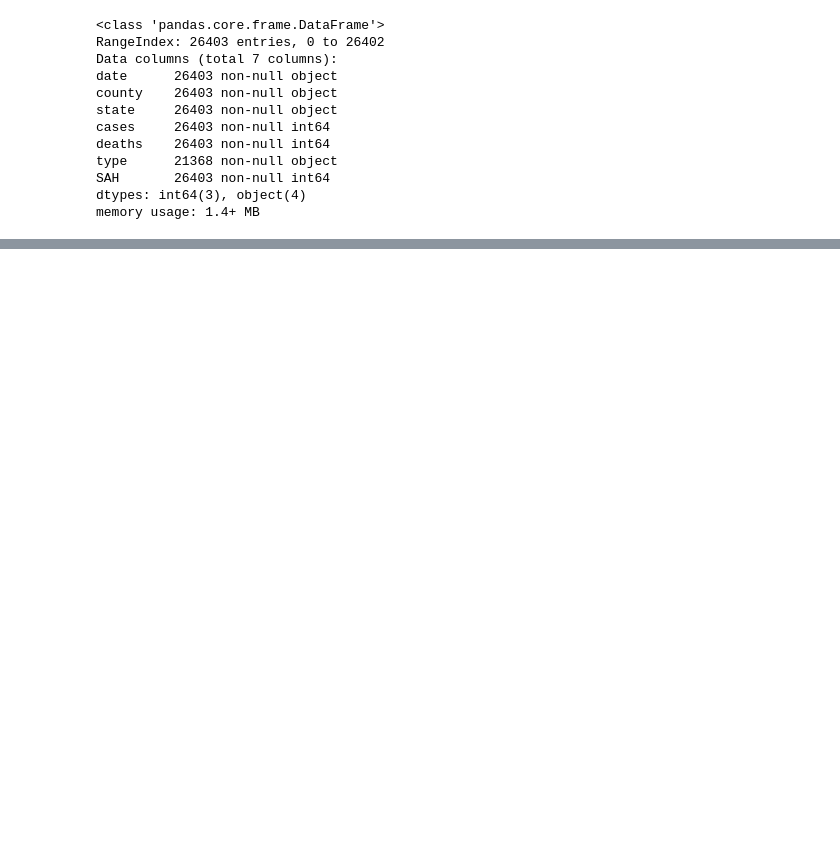
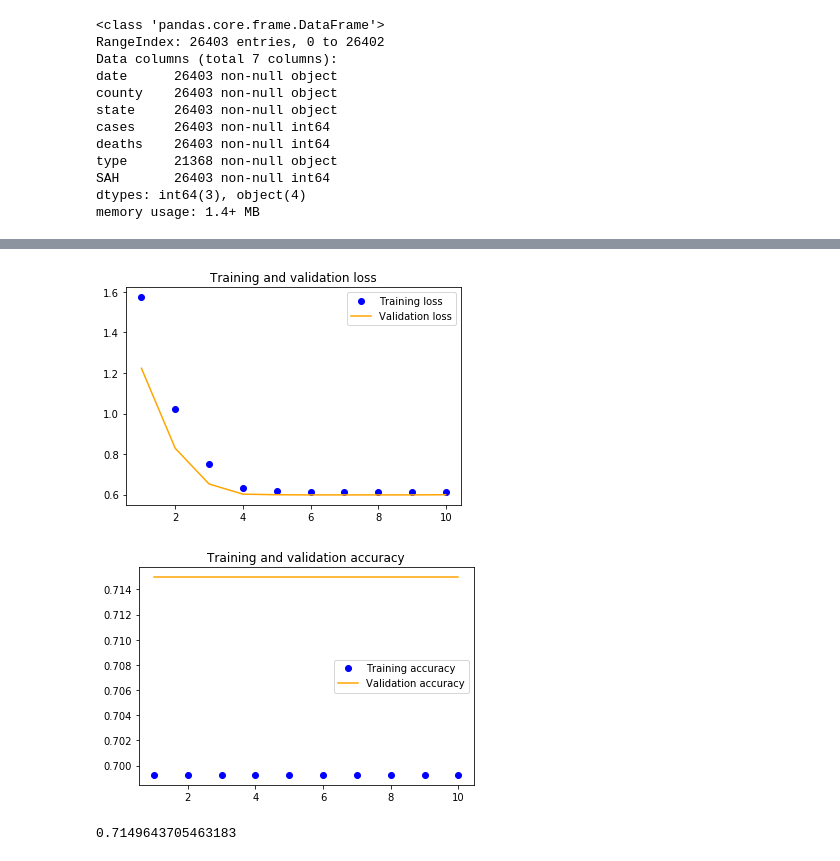
Before and after one commit to johnmarkpittman/COVID19_DeepLearning, a Jupyter notebook: RNN_Model.ipynb, the cells around one changed output, grey strips where cells are left out. Cells and saved outputs as stored; diff of their text form; code cells hidden in the pictures; blank space fills up the shorter version.

Commit message:
add LSTM

```diff
--- a/RNN_Model.ipynb
+++ b/RNN_Model.ipynb
@@ -170,0 +143,14 @@ plt.show()
+# %%
+# LSTM model
+model = models.Sequential()
+model.add(layers.Embedding(ind.shape[0]+3, 8))
+model.add(layers.LSTM(8, dropout=0.3, recurrent_dropout=0.2, kernel_regularizer=l2(0.1), return_sequences=True))
+model.add(layers.Dense(1, activation='sigmoid'))
+# %%
+model.compile(optimizer='rmsprop', loss='binary_crossentropy', metrics=['accuracy'])
+# %%
+history = model.fit(x_train, y_train,
+                    epochs=10,
+                    batch_size=11,
+                    validation_data=(x_test, y_test)
+                   )
@@ -170,0 +175,28 @@ plt.show()
+# %%
+accuracy = history.history['accuracy']
+val_accuracy = history.history['val_accuracy']
+loss = history.history['loss']
+val_loss = history.history['val_loss']
+
+epochs = range(1, len(accuracy) + 1)
+
+plt.plot(epochs, loss, 'bo', label='Training loss')
+plt.plot(epochs, val_loss, 'orange', label='Validation loss')
+plt.title('Training and validation loss')
+plt.legend()
+
+plt.figure()
+
+plt.plot(epochs, accuracy, 'bo', label='Training accuracy')
+plt.plot(epochs, val_accuracy, 'orange', label='Validation accuracy')
+plt.title('Training and validation accuracy')
+plt.legend()
+
+plt.show()
+# %% [output]
+[figure, added]
+[figure, added]
+# %%
+sum(y_test)/len(y_test)
+# %% [output]
+0.7149643705463183
```
Also changed, not shown: parts of 8 cells of this notebook.
